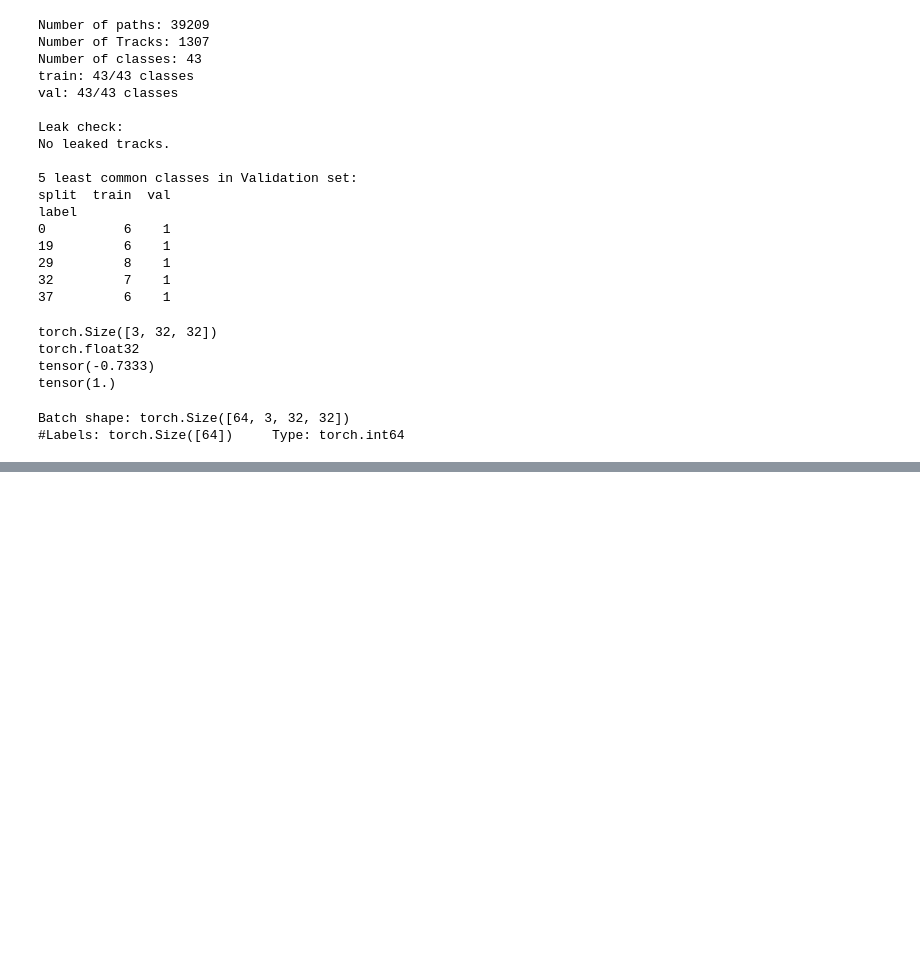
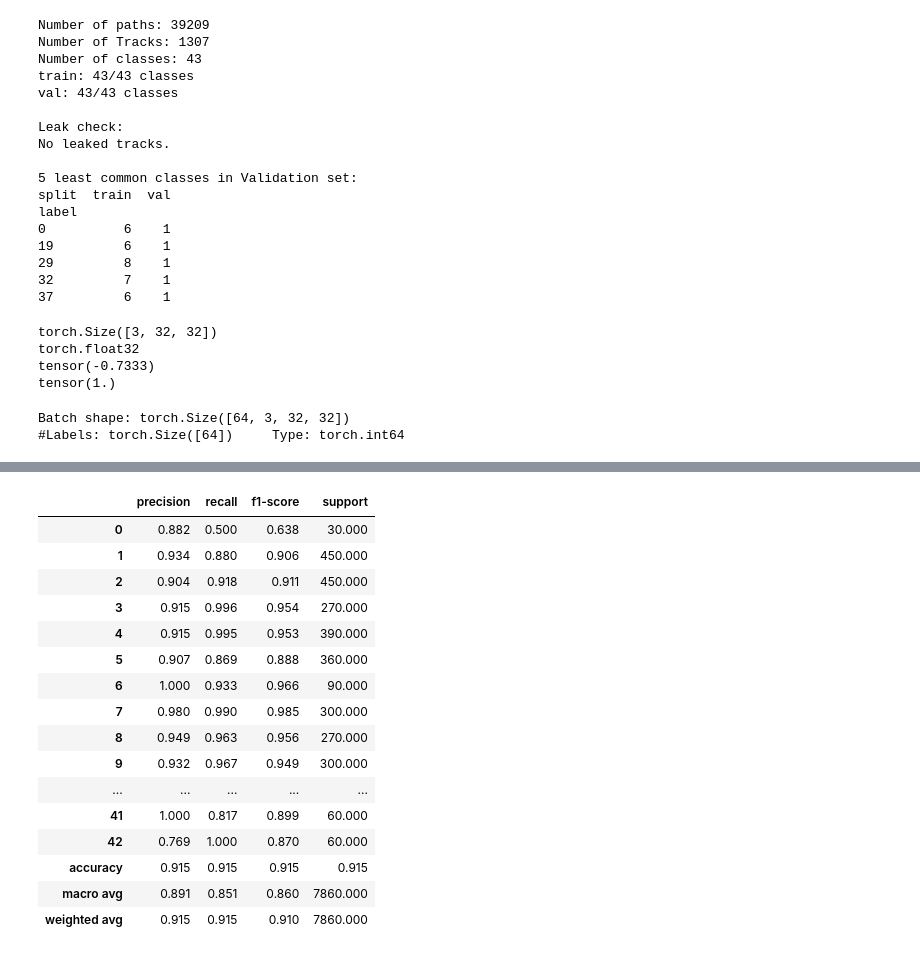
Before and after one commit to JDuarttt/traffic-sign-recognition, a Jupyter notebook: notebooks/baseline_model.ipynb, the cells around one changed output, grey strips where cells are left out. Saved outputs shown, nothing was run; the diff lists cells and outputs as text; code cells hidden in the pictures; blank space fills up the shorter version.

```diff
--- a/notebooks/baseline_model.ipynb
+++ b/notebooks/baseline_model.ipynb
@@ -71,0 +203,37 @@ Batch shape: torch.Size([64, 3, 32, 32])
+# %%
+from sklearn.metrics import classification_report
+import pandas as pd
+
+model.eval()
+all_preds, all_labels = [], []
+
+with torch.inference_mode():
+    for images, labels in val_loader:
+        images = images.to(device)
+        logits = model(images)
+        preds = logits.argmax(dim=1)
+        all_preds.append(preds.cpu())
+        all_labels.append(labels)
+    y_preds = torch.cat(all_preds).numpy()
+    y_labels = torch.cat(all_labels).numpy()
+
+report = classification_report(y_labels, y_preds, zero_division=0, digits=3, output_dict=True)
+pd.DataFrame(report).transpose().round(3)
+# %% [output]
+|  | precision | recall | f1-score | support |
+| 0 | 0.882 | 0.500 | 0.638 | 30.000 |
+| 1 | 0.934 | 0.880 | 0.906 | 450.000 |
+| 2 | 0.904 | 0.918 | 0.911 | 450.000 |
+| 3 | 0.915 | 0.996 | 0.954 | 270.000 |
+| 4 | 0.915 | 0.995 | 0.953 | 390.000 |
+| 5 | 0.907 | 0.869 | 0.888 | 360.000 |
+| 6 | 1.000 | 0.933 | 0.966 | 90.000 |
+| 7 | 0.980 | 0.990 | 0.985 | 300.000 |
+| 8 | 0.949 | 0.963 | 0.956 | 270.000 |
+| 9 | 0.932 | 0.967 | 0.949 | 300.000 |
+| ... | ... | ... | ... | ... |
+| 41 | 1.000 | 0.817 | 0.899 | 60.000 |
+| 42 | 0.769 | 1.000 | 0.870 | 60.000 |
+| accuracy | 0.915 | 0.915 | 0.915 | 0.915 |
+| macro avg | 0.891 | 0.851 | 0.860 | 7860.000 |
+| weighted avg | 0.915 | 0.915 | 0.910 | 7860.000 |
```
Also changed, not shown: parts of 13 cells of this notebook, 1 other file.
